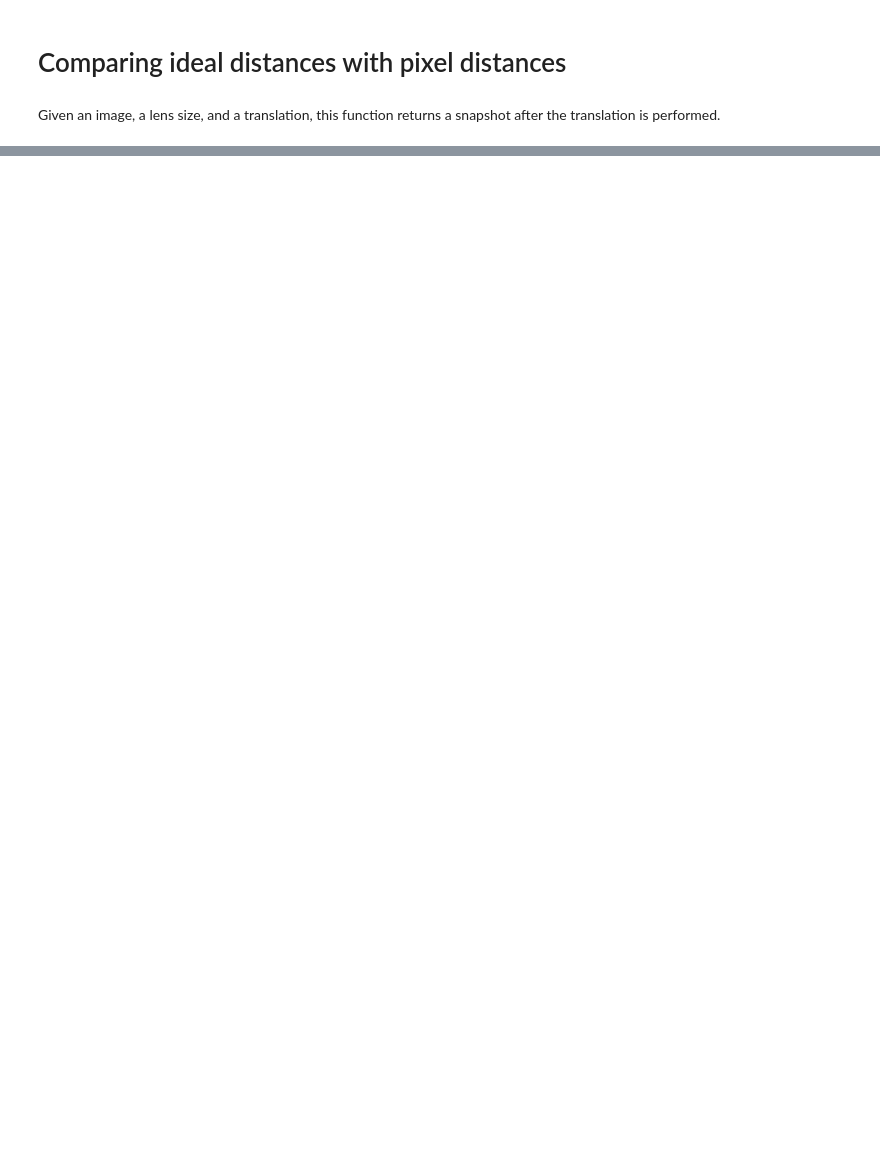
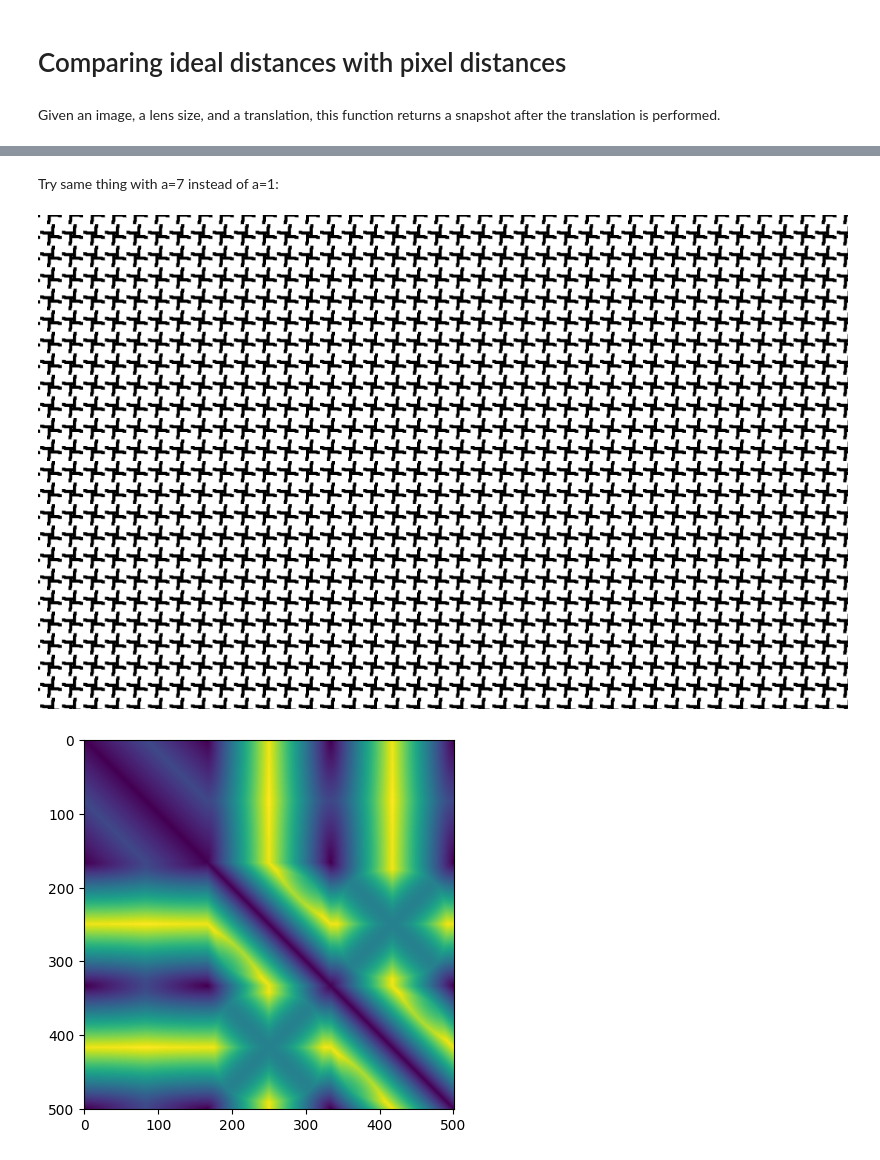
Before and after one commit to kyleormsby/persistent-symmetry, a Jupyter notebook: studentDemos/compare_idealized_distance_matrix.ipynb, the cells around one changed output, grey strips where cells are left out. Cells and saved outputs as stored; diff of their text form; code cells hidden in the pictures; blank space fills up the shorter version.

```diff
--- a/studentDemos/compare_idealized_distance_matrix.ipynb
+++ b/studentDemos/compare_idealized_distance_matrix.ipynb
@@ -421,0 +338,27 @@ plt.show()
+# %% [markdown]
+Try same thing with a=7 instead of a=1:
+# %%
+# Grab image from files
+img = Image.open('images/C4pinwheel.png')
+img = img.convert('L')
+display(img)
+
+# lens size, how much to stretch fund domain by
+fund_domain = 30
+a = 7
+n_isoms = 500
+c4_isoms_pixels = get_pixel_isom(generate_C4_isoms(n_isoms,a), img, fund_domain, a)
+
+D_ideal = pairwise_distances(generate_C4_isoms(n_isoms,a), metric = C4_wrapper(a))
+D_pixel = pairwise_distances(c4_isoms_pixels)
+
+plt.figure()
+plt.imshow(D_ideal)
+plt.show()
+
+plt.figure()
+plt.imshow(D_pixel)
+plt.show()
+# %% [output]
+[figure, added]
+[figure, added]
```
Also changed, not shown: parts of 18 cells of this notebook.
